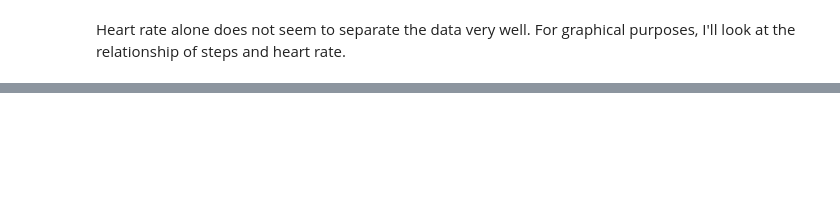
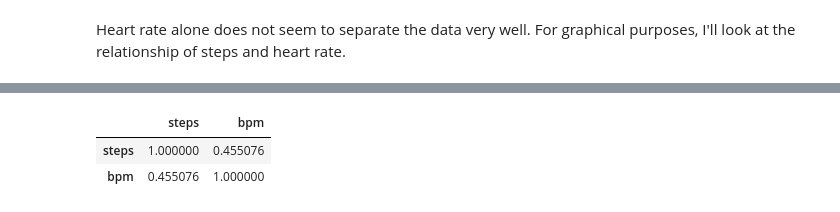
Before and after one commit to brycemcd/heart-rate-analysis, a Jupyter notebook: BAM-2017-01-11-afib-detection-test-user.ipynb, the cells around one changed output, grey strips where cells are left out. Cells and saved outputs as stored; diff of their text form; code cells hidden in the pictures; blank space fills up the shorter version.

```diff
--- a/BAM-2017-01-11-afib-detection-test-user.ipynb
+++ b/BAM-2017-01-11-afib-detection-test-user.ipynb
@@ -101,3 +98,9 @@ Heart rate alone does not seem to separate the data very well. For graphical pur
+# %%
+comb_journals[['steps', 'bpm']].corr()
+# %% [output]
+|  | steps | bpm |
+| steps | 1.000000 | 0.455076 |
+| bpm | 0.455076 | 1.000000 |
 # %%
 comb_journals['hr_to_step_ratio'] = comb_journals['bpm'] / (comb_journals['steps'] + 1) # +1 avoid div by zero errors
 comb_journals.head()
```
Also changed, not shown: parts of 17 cells of this notebook.
